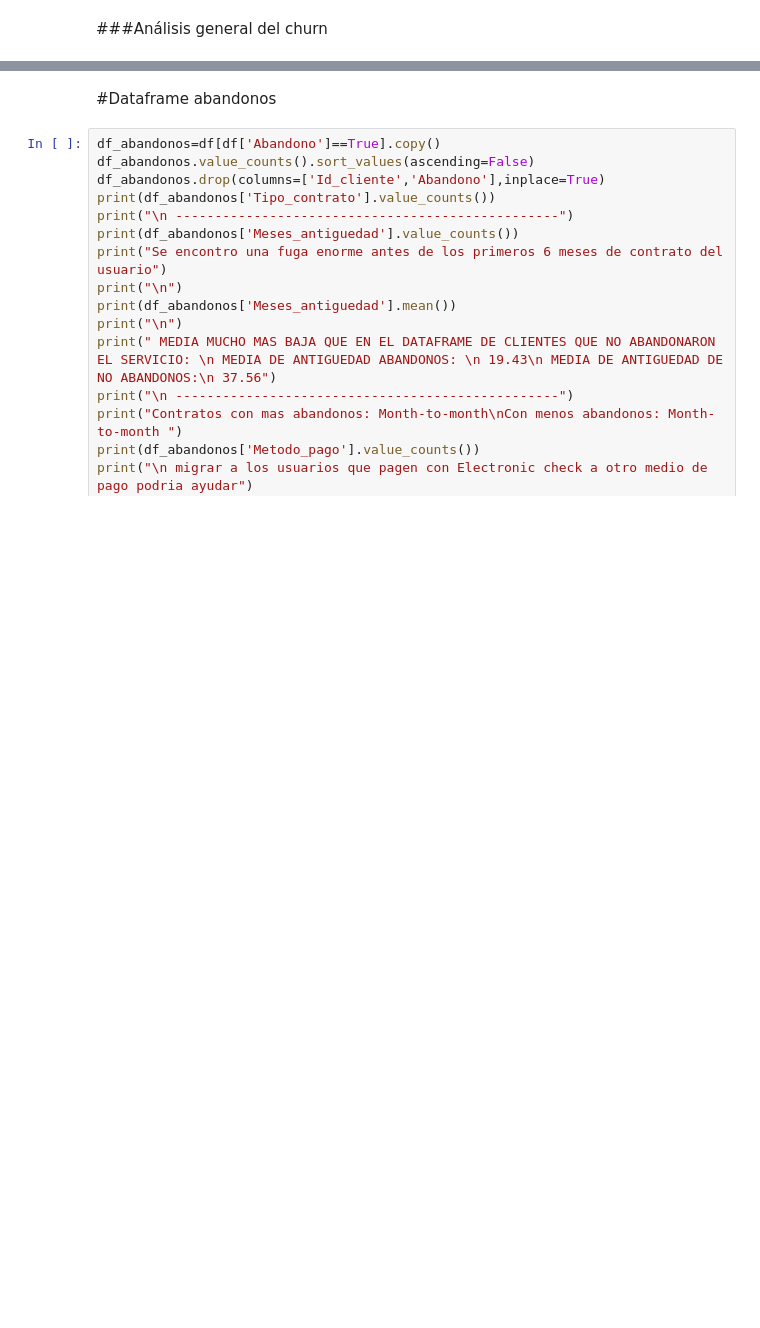
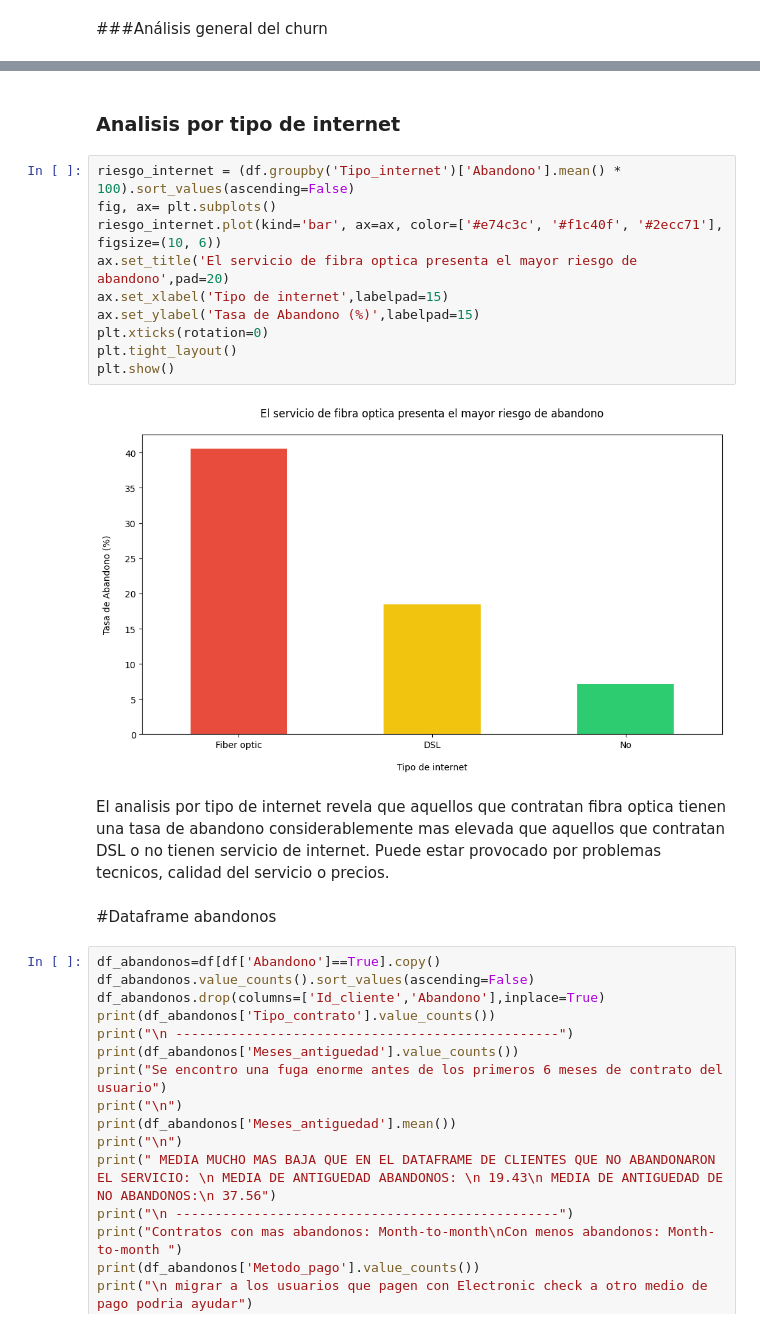
Before and after one commit to TiagoPonti/TelecomX, a Jupyter notebook: TelecomX.ipynb, the cells around one changed output, grey strips where cells are left out. Cells and saved outputs as stored; diff of their text form; blank space fills up the shorter version.

```diff
--- a/TelecomX.ipynb
+++ b/TelecomX.ipynb
@@ -260,3 +308,19 @@ Del total de clientes (7267) hay 1869 abandonos, que aproximadamente equivaldria
+# %% [markdown]
+### Analisis por tipo de internet
+# %%
+riesgo_internet = (df.groupby('Tipo_internet')['Abandono'].mean() * 100).sort_values(ascending=False)
+fig, ax= plt.subplots()
+riesgo_internet.plot(kind='bar', ax=ax, color=['#e74c3c', '#f1c40f', '#2ecc71'], figsize=(10, 6))
+ax.set_title('El servicio de fibra optica presenta el mayor riesgo de abandono',pad=20)
+ax.set_xlabel('Tipo de internet',labelpad=15)
+ax.set_ylabel('Tasa de Abandono (%)',labelpad=15)
+plt.xticks(rotation=0)
+plt.tight_layout()
+plt.show()
+# %% [output]
+[figure, added]
+# %% [markdown]
+El analisis por tipo de internet revela que aquellos que contratan fibra optica tienen una tasa de abandono considerablemente mas elevada que aquellos que contratan DSL o no tienen servicio de internet. Puede estar provocado por problemas tecnicos, calidad del servicio o precios.
 # %% [markdown]
 #Dataframe abandonos
 # %%
```
Also changed, not shown: parts of 36 cells of this notebook.
